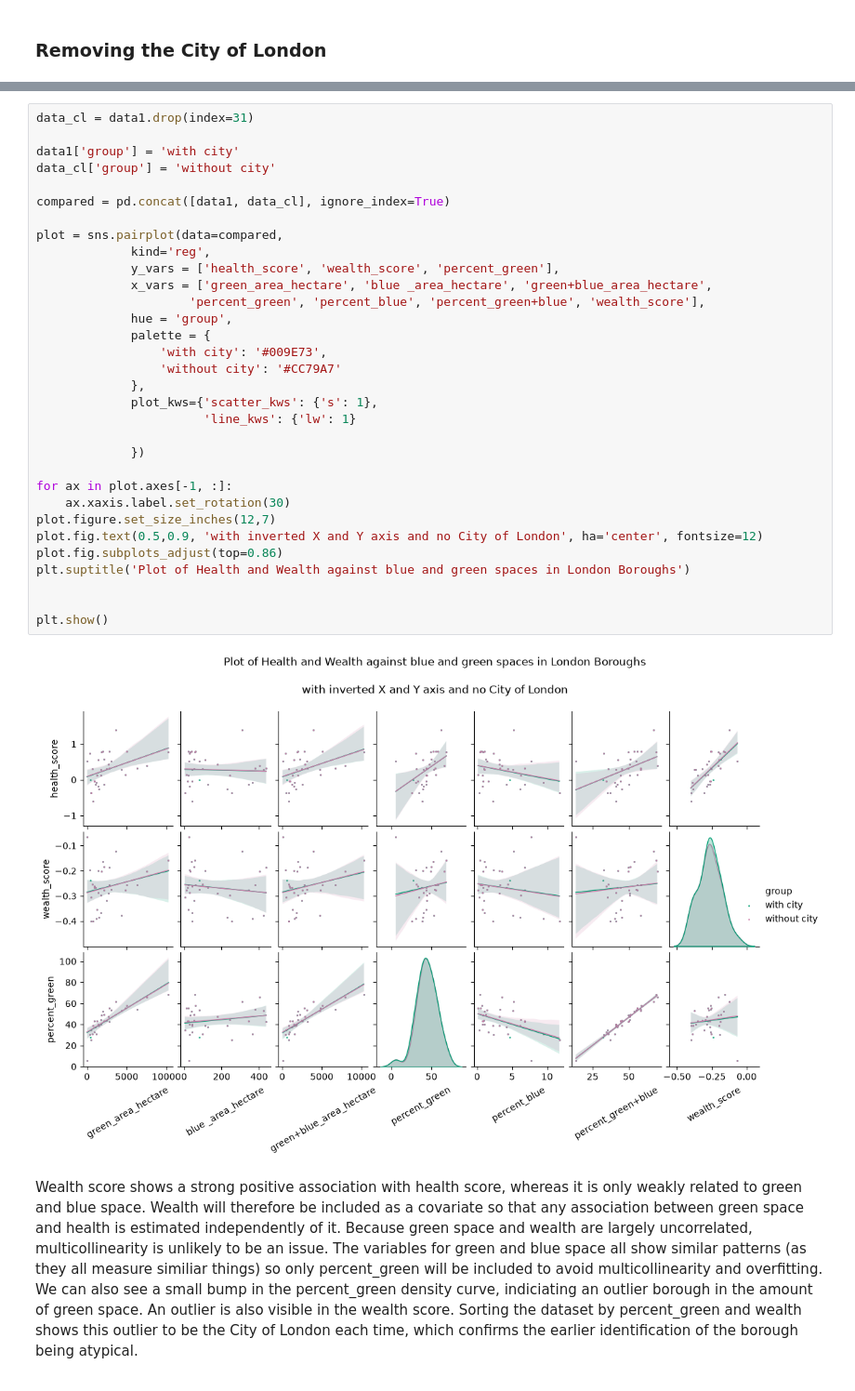
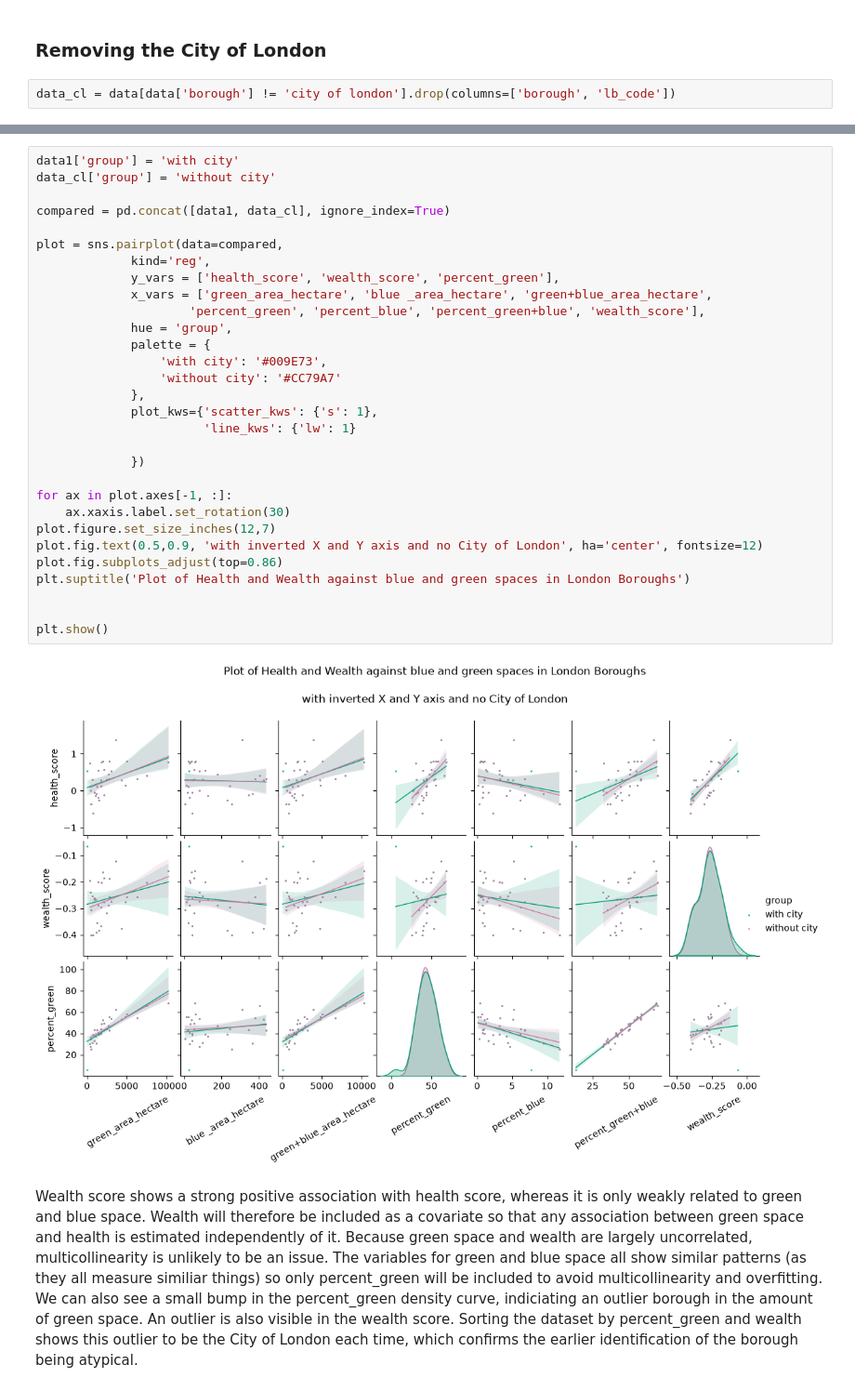
Before and after one commit to aaronoisin/M6006-ds2026-24000117484, a Jupyter notebook: Assessment_1/Cleaning.ipynb, the cells around one changed output, grey strips where cells are left out. Shown at 93% size. Cells and saved outputs as stored; diff of their text form.

```diff
--- a/Assessment_1/Cleaning.ipynb
+++ b/Assessment_1/Cleaning.ipynb
@@ -378,3 +378,5 @@ fig.show()
 In the 3D scatter plot displayed above, we can see a generally linear relationship between the amount of green cover and wealth in a borough and the health of the residents. We can also see an outlier, hovering over it identifies it as the City of London so we will now compare plots
 # %% [markdown]
 ### Removing the City of London
+# %%
+data_cl = data[data['borough'] != 'city of london'].drop(columns=['borough', 'lb_code'])
@@ -381,36 +399,34 @@ In the 3D scatter plot displayed above, we can see a generally linear relationsh
 # %%
-data_cl = data1.drop(index=31)
-
 data1['group'] = 'with city'
 data_cl['group'] = 'without city'
 
 compared = pd.concat([data1, data_cl], ignore_index=True)
 
 plot = sns.pairplot(data=compared,
              kind='reg',
              y_vars = ['health_score', 'wealth_score', 'percent_green'],
              x_vars = ['green_area_hectare', 'blue _area_hectare', 'green+blue_area_hectare',
                      'percent_green', 'percent_blue', 'percent_green+blue', 'wealth_score'],
              hue = 'group',
              palette = {
                  'with city': '#009E73',
                  'without city': '#CC79A7'
              },
              plot_kws={'scatter_kws': {'s': 1},
                        'line_kws': {'lw': 1}
 
              })
 
 for ax in plot.axes[-1, :]:
     ax.xaxis.label.set_rotation(30)
 plot.figure.set_size_inches(12,7)
 plot.fig.text(0.5,0.9, 'with inverted X and Y axis and no City of London', ha='center', fontsize=12)
 plot.fig.subplots_adjust(top=0.86)
 plt.suptitle('Plot of Health and Wealth against blue and green spaces in London Boroughs')
 
 
 plt.show()
 # %% [output]
-[figure, old version]
+[figure, new version]
 # %% [markdown]
 Wealth score shows a strong positive association with health score, whereas it is only weakly related to green and blue space. Wealth will therefore be included as a covariate so that any association between green space and health is estimated independently of it. Because green space and wealth are largely uncorrelated, multicollinearity is unlikely to be an issue. The variables for green and blue space all show similar patterns (as they all measure similiar things) so only percent_green will be included to avoid multicollinearity and overfitting. We can also see a small bump in the percent_green density curve, indiciating an outlier borough in the amount of green space. An outlier is also visible in the wealth score. Sorting the dataset by percent_green and wealth shows this outlier to be the City of London each time, which confirms the earlier identification of the borough being atypical.
```
Also changed, not shown: parts of 8 cells of this notebook.
